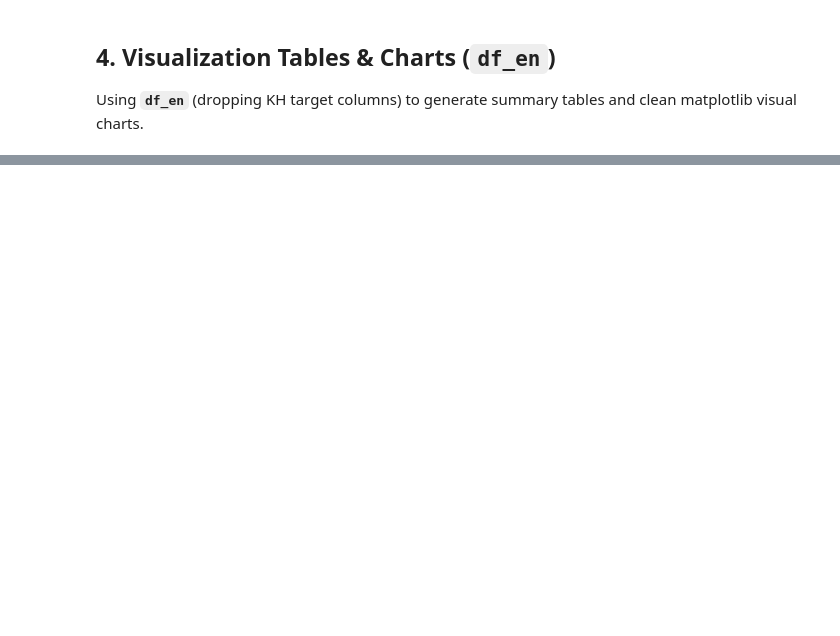
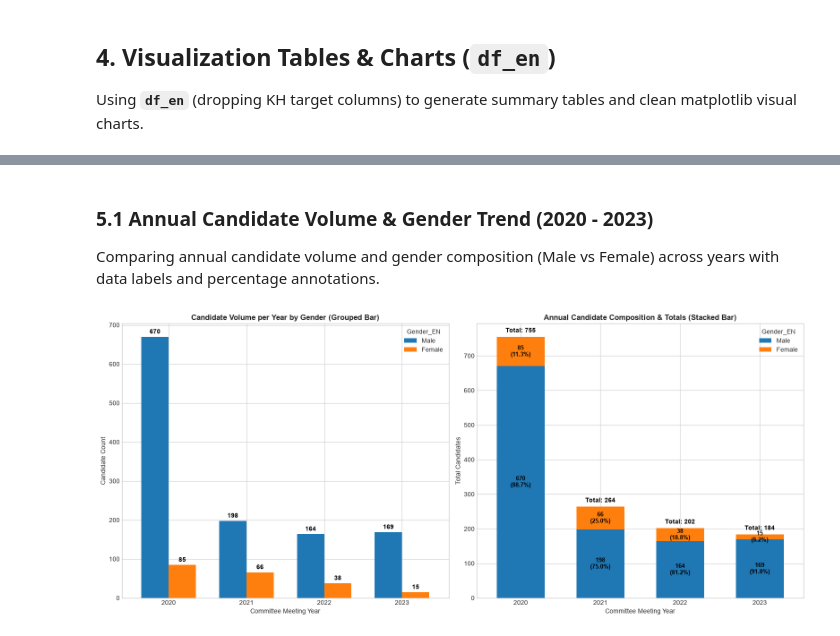
Before and after one commit to RatanakANB/dsa_TGI, a Jupyter notebook: assessment.ipynb, the cells around one changed output, grey strips where cells are left out. Saved outputs shown, nothing was run; the diff lists cells and outputs as text; code cells hidden in the pictures; blank space fills up the shorter version.

```diff
--- a/assessment.ipynb
+++ b/assessment.ipynb
@@ -361,0 +414,50 @@ plt.show()
+# %% [markdown]
+### 5.1 Annual Candidate Volume & Gender Trend (2020 - 2023)
+Comparing annual candidate volume and gender composition (Male vs Female) across years with data labels and percentage annotations.
+# %%
+# Annual Candidate Distribution & Trend Visualizations by Gender
+fig, axes = plt.subplots(1, 2, figsize=(16, 7))
+
+year_gender = pd.crosstab(df_en['CM_Year'], df_en['Gender_EN'])[['Male', 'Female']]
+
+# Subplot 1: Grouped Bar Chart
+ax_year1 = year_gender.plot(kind='bar', ax=axes[0], color=['#1f77b4', '#ff7f0e'], width=0.7)
+axes[0].set_title('Candidate Volume per Year by Gender (Grouped Bar)', fontsize=12, fontweight='bold')
+axes[0].set_xlabel('Committee Meeting Year')
+axes[0].set_ylabel('Candidate Count')
+axes[0].tick_params(axis='x', rotation=0)
+
+for c in ax_year1.containers:
+    labels = [f'{int(v):,}' if v > 0 else '' for v in c.datavalues]
+    ax_year1.bar_label(c, labels=labels, label_type='edge', fontsize=10, fontweight='bold', color='black', padding=3)
+
+# Subplot 2: Stacked Bar Chart with Percentage Composition & Totals
+ax_year2 = year_gender.plot(kind='bar', stacked=True, ax=axes[1], color=['#1f77b4', '#ff7f0e'], width=0.6)
+axes[1].set_title('Annual Candidate Composition & Totals (Stacked Bar)', fontsize=12, fontweight='bold')
+axes[1].set_xlabel('Committee Meeting Year')
+axes[1].set_ylabel('Total Candidates')
+axes[1].tick_params(axis='x', rotation=0)
+
+for c in ax_year2.containers:
+    for bar in c:
+        height = bar.get_height()
+        if height > 0:
+            x_pos = int(round(bar.get_x() + bar.get_width() / 2))
+            year_val = year_gender.index[x_pos]
+            total_yr = year_gender.loc[year_val].sum()
+            pct = (height / total_yr) * 100
+            ax_year2.annotate(f'{int(height):,}\n({pct:.1f}%)',
+                              xy=(bar.get_x() + bar.get_width() / 2, bar.get_y() + height / 2),
+                              ha='center', va='center', fontsize=9, fontweight='bold', color='black')
+
+for year_idx, (year, row) in enumerate(year_gender.iterrows()):
+    tot = row.sum()
+    axes[1].annotate(f'Total: {tot:,}',
+                     xy=(year_idx, tot),
+                     xytext=(0, 5), textcoords="offset points",
+                     ha='center', va='bottom', fontweight='bold', color='black', fontsize=10)
+
+plt.tight_layout()
+plt.show()
+# %% [output]
+[figure, added]
```
Also changed, not shown: parts of 18 cells of this notebook.
